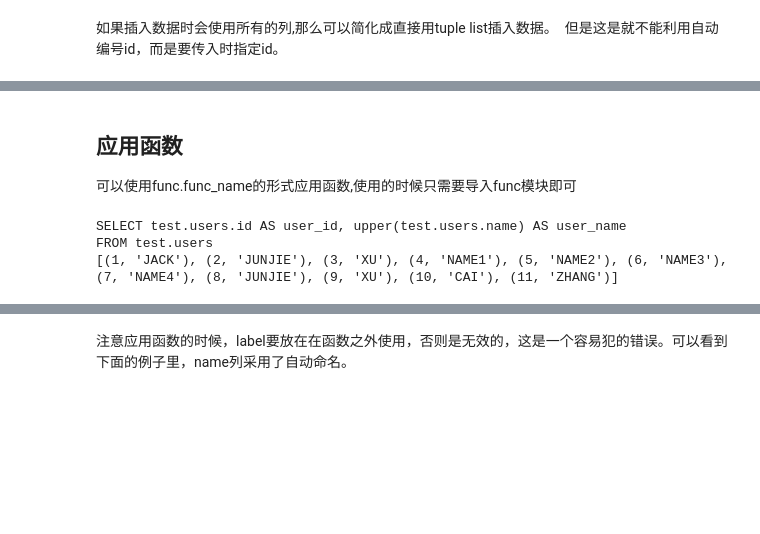
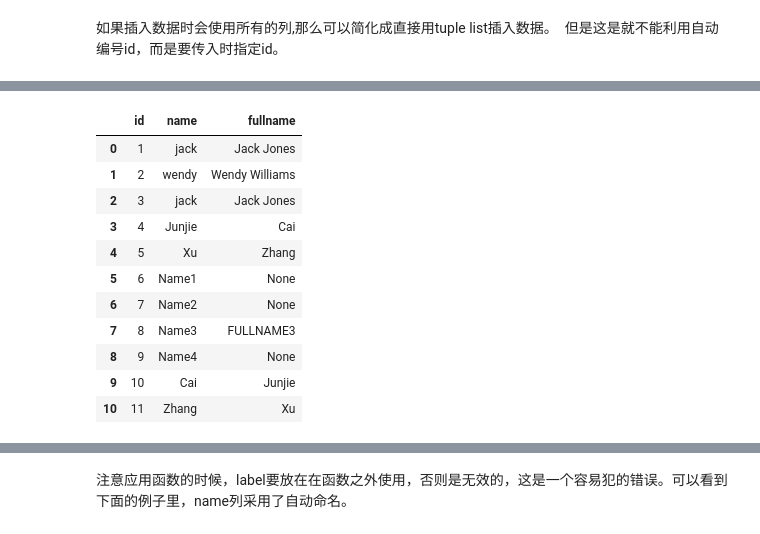
Before and after one commit to tade0726/jupyter_labs, a Jupyter notebook: exolution/0009_sqlalchemy/sqlalchemy_intro.ipynb, the cells around one changed output, grey strips where cells are left out. Cells and saved outputs as stored; diff of their text form; code cells hidden in the pictures; blank space fills up the shorter version.

Commit message:
Edit sqlalchemy

```diff
--- a/exolution/0009_sqlalchemy/sqlalchemy_intro.ipynb
+++ b/exolution/0009_sqlalchemy/sqlalchemy_intro.ipynb
@@ -166,0 +280,5 @@ ins = t.insert().values(name='jack', fullname='Jack Jones')
+# %%
+try:
+    engine.execute(obj)
+except Exception as e:
+    print(type(e),e)
@@ -245,15 +491,17 @@ with engine.connect() as conn:
 # %%
-data = [
-    {'name':'Name3','fullname':'FULLNAME3'},
-    {'name':'Name4','fullname':None},
-]
-ins = t.insert().values(data)
+try:
+    data = [
+        {'name':'Name3','fullname':'FULLNAME3'},
+        {'name':'Name4'},
+    ]
+    ins = users.insert().values(data)
 
-try:
-    with engine.connect() as conn:
-        result = conn.execute(ins)
-    with engine.connect() as conn:
-        print(conn.execute(t.select()).fetchall())
+
+    engine.execute(ins)
+
+    print_sql(engine,ins)
+
+    read_table(engine,users)
 except Exception as e:
-    print(e)
+    print(type(e),e)
 # %% [output]
@@ -317,6 +510,0 @@ DETAIL:  Key (id)=(10) already exists.
-# %%
-users = get_table(engine, table_name, schema='test')
-
-s1 = users.select()
-
-print(s1)
@@ -413,21 +511,23 @@ FROM test.users
-# %% [markdown]
-## 应用函数
-可以使用func.func_name的形式应用函数,使用的时候只需要导入func模块即可
-# %%
-from sqlalchemy import func
-
-s = select(
-    [
-        users.c.id.label('user_id'),
-        func.upper(users.c.name).label('user_name'),
-    ]
-)
-
-print(s.compile(engine, compile_kwargs={"literal_binds": True}))
-
-with engine.connect() as conn:
-    print(conn.execute(s).fetchall())
-# %% [output]
-SELECT test.users.id AS user_id, upper(test.users.name) AS user_name
-FROM test.users
-[(1, 'JACK'), (2, 'JUNJIE'), (3, 'XU'), (4, 'NAME1'), (5, 'NAME2'), (6, 'NAME3'), (7, 'NAME4'), (8, 'JUNJIE'), (9, 'XU'), (10, 'CAI'), (11, 'ZHANG')]
+# %%
+data = [
+    (10,'Cai','Junjie'),
+    (11,'Zhang','Xu')
+]
+ins = users.insert().values(data)
+
+engine.execute(ins)
+
+read_table(engine,users)
+# %% [output]
+|  | id | name | fullname |
+| 0 | 1 | jack | Jack Jones |
+| 1 | 2 | wendy | Wendy Williams |
+| 2 | 3 | jack | Jack Jones |
+| 3 | 4 | Junjie | Cai |
+| 4 | 5 | Xu | Zhang |
+| 5 | 6 | Name1 | None |
+| 6 | 7 | Name2 | None |
+| 7 | 8 | Name3 | FULLNAME3 |
+| 8 | 9 | Name4 | None |
+| 9 | 10 | Cai | Junjie |
+| 10 | 11 | Zhang | Xu |
```
Also changed, not shown: parts of 283 cells of this notebook.
